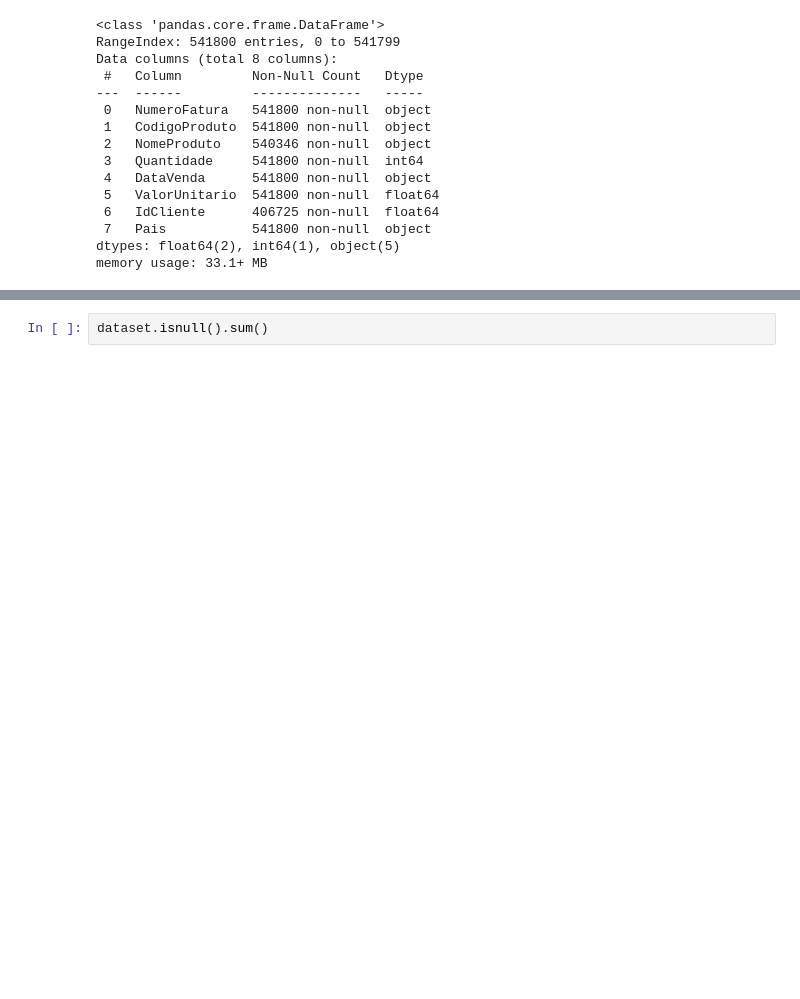
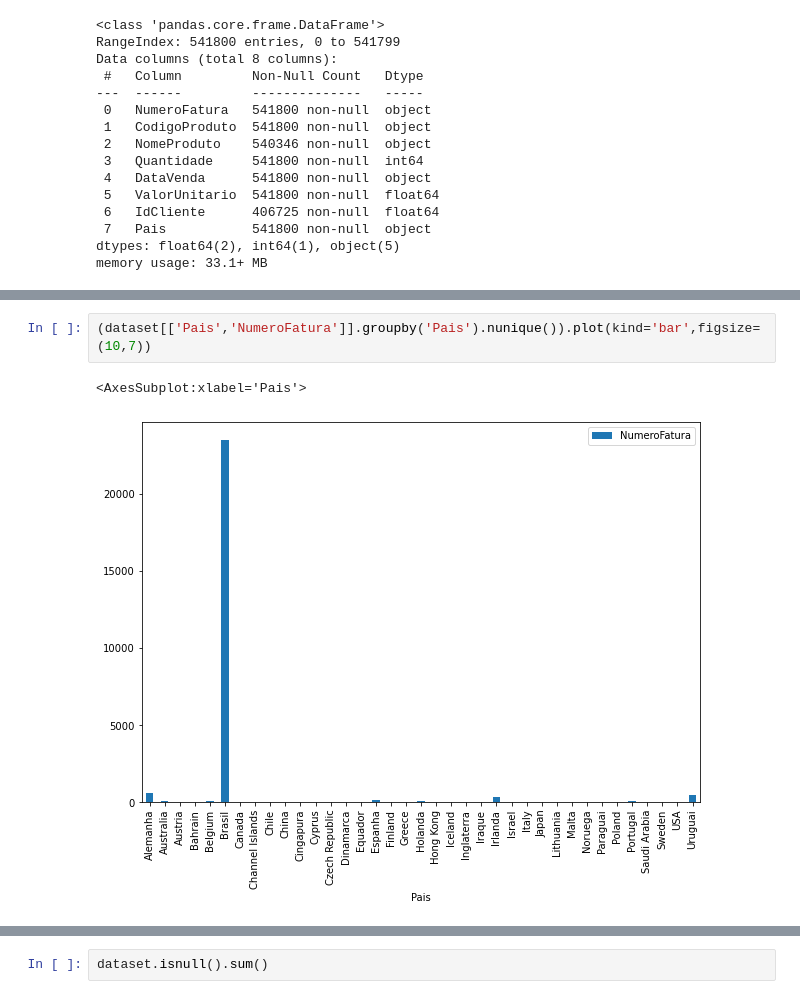
Before and after one commit to DSRodrigoA/DSRodrigoA, a Jupyter notebook: mba.ipynb, the cells around one changed output, grey strips where cells are left out. Cells and saved outputs as stored; diff of their text form; blank space fills up the shorter version.

```diff
--- a/mba.ipynb
+++ b/mba.ipynb
@@ -75,0 +122,5 @@ memory usage: 33.1+ MB
+# %%
+(dataset[['Pais','NumeroFatura']].groupby('Pais').nunique()).plot(kind='bar',figsize=(10,7))
+# %% [output]
+<AxesSubplot:xlabel='Pais'>
+[figure, added]
```
Also changed, not shown: parts of 41 cells of this notebook.
